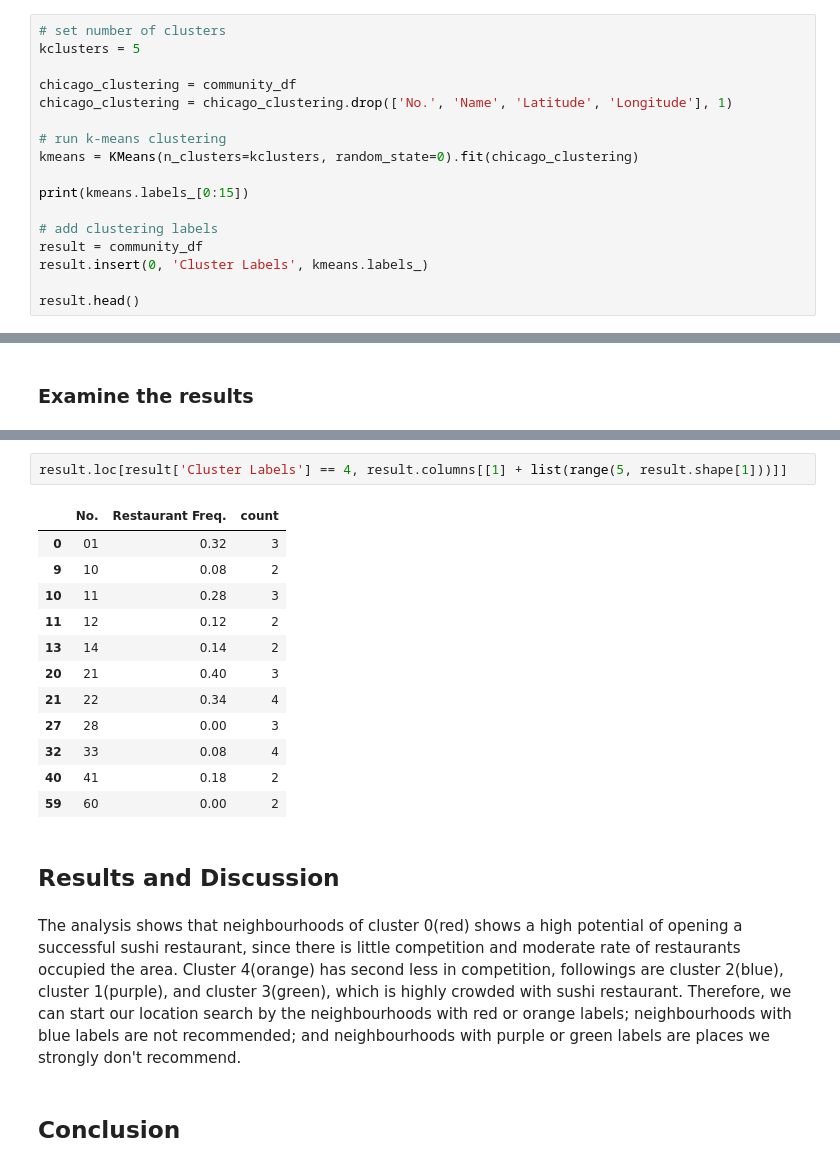
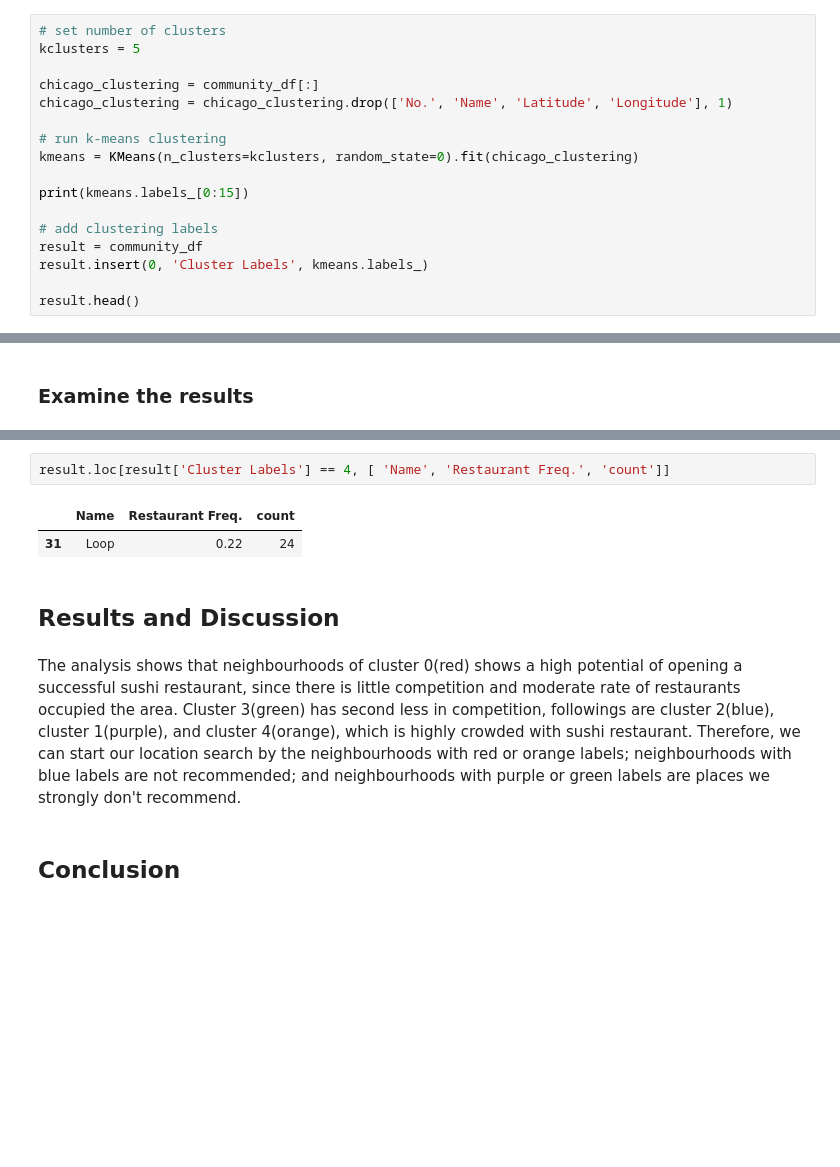
Before and after one commit to BriAnWuu/Coursera_Capstone, a Jupyter notebook: The Battle of Neighborhoods/Description.ipynb, the cells around one changed output, grey strips where cells are left out. Cells and saved outputs as stored; diff of their text form; blank space fills up the shorter version.

```diff
--- a/The Battle of Neighborhoods/Description.ipynb
+++ b/The Battle of Neighborhoods/Description.ipynb
@@ -408,7 +408,7 @@ community_df.head()
 # set number of clusters
 kclusters = 5
 
-chicago_clustering = community_df
+chicago_clustering = community_df[:]
 chicago_clustering = chicago_clustering.drop(['No.', 'Name', 'Latitude', 'Longitude'], 1)
 
 # run k-means clustering
@@ -504,22 +514,12 @@ result.loc[result['Cluster Labels'] == 3, result.columns[[1] + list(range(5, res
 # %%
-result.loc[result['Cluster Labels'] == 4, result.columns[[1] + list(range(5, result.shape[1]))]]
+result.loc[result['Cluster Labels'] == 4, [ 'Name', 'Restaurant Freq.', 'count']]
 # %% [output]
-|  | No. | Restaurant Freq. | count |
-| 0 | 01 | 0.32 | 3 |
-| 9 | 10 | 0.08 | 2 |
-| 10 | 11 | 0.28 | 3 |
-| 11 | 12 | 0.12 | 2 |
-| 13 | 14 | 0.14 | 2 |
-| 20 | 21 | 0.40 | 3 |
-| 21 | 22 | 0.34 | 4 |
-| 27 | 28 | 0.00 | 3 |
-| 32 | 33 | 0.08 | 4 |
-| 40 | 41 | 0.18 | 2 |
-| 59 | 60 | 0.00 | 2 |
+|  | Name | Restaurant Freq. | count |
+| 31 | Loop | 0.22 | 24 |
 # %% [markdown]
 ## Results and Discussion
 # %% [markdown]
-The analysis shows that neighbourhoods of cluster 0(red) shows a high potential of opening a successful sushi restaurant, since there is little competition and moderate rate of restaurants occupied the area. Cluster 4(orange) has second less in competition, followings are cluster 2(blue), cluster 1(purple), and cluster 3(green), which is highly crowded with sushi restaurant. Therefore, we can start our location search by the neighbourhoods with red or orange labels; neighbourhoods with blue labels are not recommended; and neighbourhoods with purple or green labels are places we strongly don't recommend.
+The analysis shows that neighbourhoods of cluster 0(red) shows a high potential of opening a successful sushi restaurant, since there is little competition and moderate rate of restaurants occupied the area. Cluster 3(green) has second less in competition, followings are cluster 2(blue), cluster 1(purple), and cluster 4(orange), which is highly crowded with sushi restaurant. Therefore, we can start our location search by the neighbourhoods with red or orange labels; neighbourhoods with blue labels are not recommended; and neighbourhoods with purple or green labels are places we strongly don't recommend.
 # %% [markdown]
 ## Conclusion
 # %% [markdown]
```
Also changed, not shown: parts of 12 cells of this notebook.
